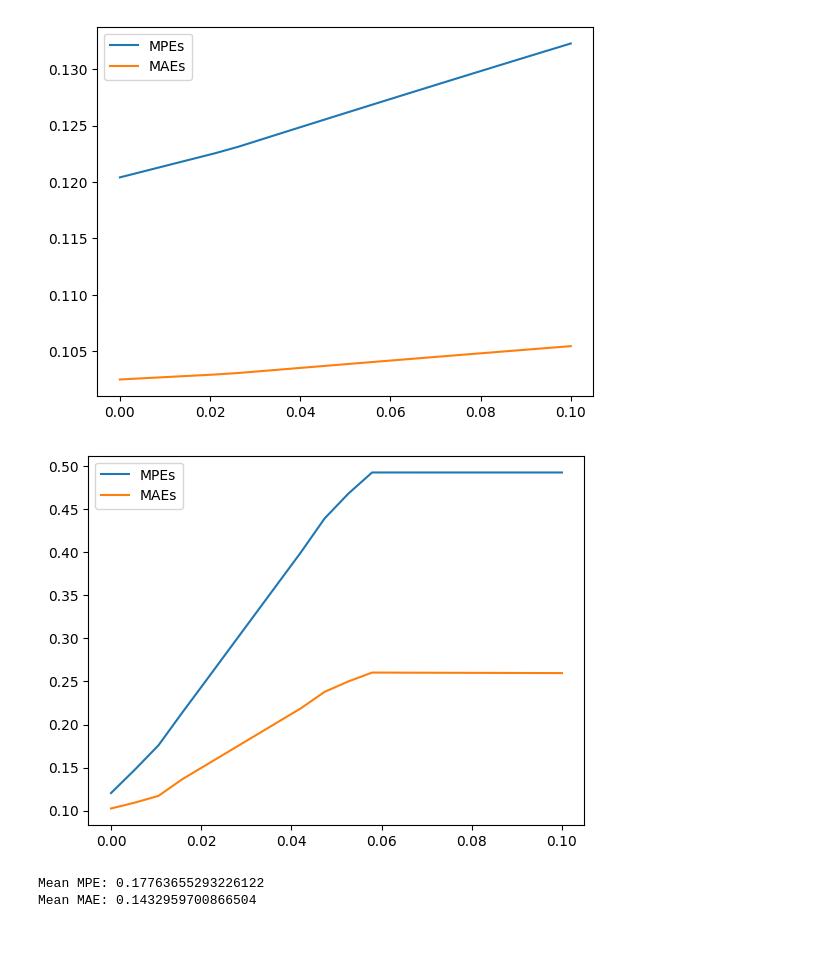
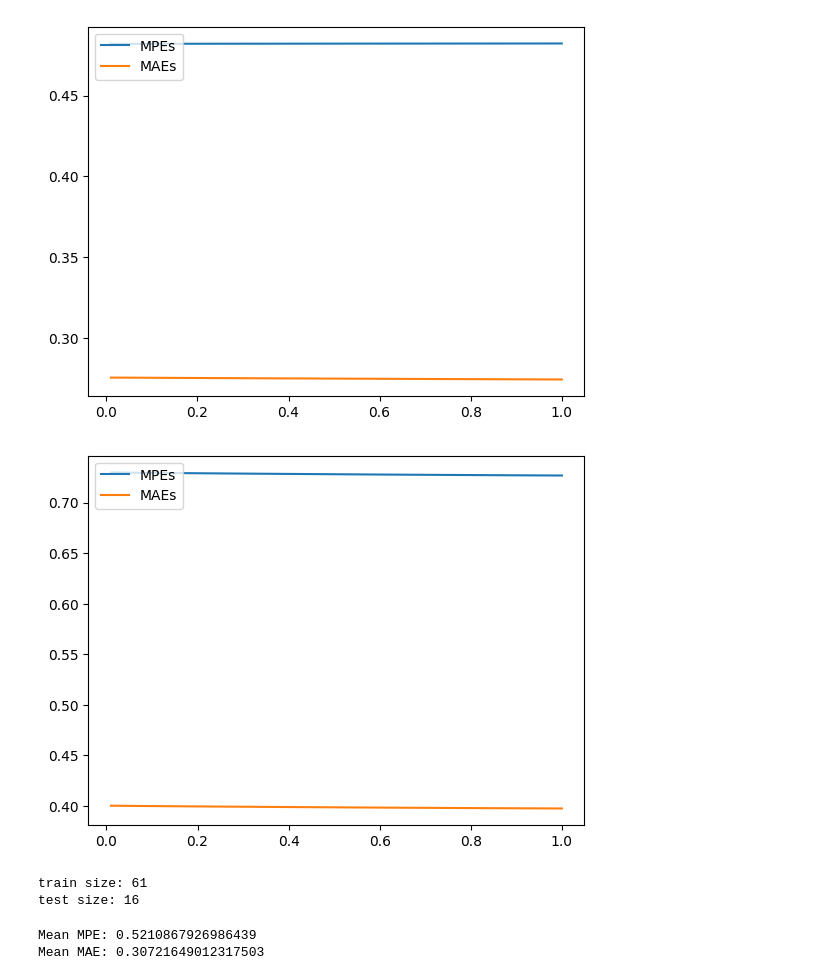
Before and after one commit to KalachevGleb/circuit-split, a Jupyter notebook: python/big_scheme_stats/arena.ipynb, the cells around one changed output. Drawn from its saved outputs; the diff is of its cells as text; code cells hidden in the pictures; blank space fills up the shorter version.

```diff
--- a/python/big_scheme_stats/arena.ipynb
+++ b/python/big_scheme_stats/arena.ipynb
@@ -39,5 +66,5 @@ keys = ['operations', 'threads_inverse', 'max_syncs', 'mean_of_cache_miss_ratios
 # %%
-df = df[keys]
+df = df[help_keys + X_keys + [y_key]]
 
-df.head()
+df
 # %% [output]
@@ -49,0 +199,4 @@ df.head()
+# %%
+print(df.shape)
+df = df.loc[df['nprs_mean'] < x]
+print(df.shape)
@@ -108,7 +274,7 @@ Notes:
 strong multicollinearity or other numerical problems.
 # %%
-X = df[keys[:-1]].to_numpy()
-y = df[keys[-1]].to_numpy()
+X = df[X_keys].to_numpy()
+y = df[[y_key]].to_numpy()
 # %%
 model_lr = LinearRegression()
 model_lr.fit(X=X, y=y)
@@ -126,5 +292,5 @@ MAE: 0.10249426831840489
 # %%
-alphas = np.linspace(start=0, stop=0.1, num=20)
+alphas = np.linspace(start=0.01, stop=1, num=20)
 mpes = []
 maes = []
 
@@ -142,32 +308,36 @@ plt.plot(alphas, maes, label='MAEs')
 plt.legend(loc="upper left")
 plt.show()
 # %% [output]
-[figure, old version]
+[figure, new version]
 # %%
-alphas = np.linspace(start=0, stop=0.1, num=20)
+alphas = np.linspace(start=0.01, stop=1, num=20)
 mpes = []
 maes = []
 for alpha in alphas:
     model_lasso = Lasso(alpha=alpha)
     model_lasso.fit(X=X, y=y)
 
     y_pred = model_lasso.predict(X)
 
     mpes.append(np.mean(np.abs((y_pred - y) / y)))
     maes.append(np.mean(np.abs((y_pred - y))))
 
 plt.plot(alphas, mpes, label='MPEs')
 plt.plot(alphas, maes, label='MAEs')
 plt.legend(loc="upper left")
 plt.show()
 # %% [output]
-[figure, old version]
+[figure, new version]
 # %%
 mpes = []
 maes = []
 
-for _ in tqdm(range(10000)):
-    X_train, X_test, y_train, y_test = train_test_split(X, y, shuffle=True, test_size=0.3)
+for _ in tqdm(range(1000)):
+    X_train, X_test, y_train, y_test = train_test_split(X, y, shuffle=True, test_size=0.5)
+
+    if len(mpes) == 0:
+        print('train size:', len(X_train))
+        print('test size:', len(X_test))
 
     model_lr_mlway = LinearRegression()
     model_lr_mlway.fit(X=X_train, y=y_train)
@@ -180,5 +350,7 @@ for _ in tqdm(range(10000)):
 print('Mean MPE:', np.mean(mpes))
 print('Mean MAE:', np.mean(maes))
 # %% [output]
-Mean MPE: 0.17763655293226122
-Mean MAE: 0.1432959700866504
+train size: 61
+test size: 16
+Mean MPE: 0.5210867926986439
+Mean MAE: 0.30721649012317503
```
Also changed, not shown: parts of 17 cells of this notebook.
